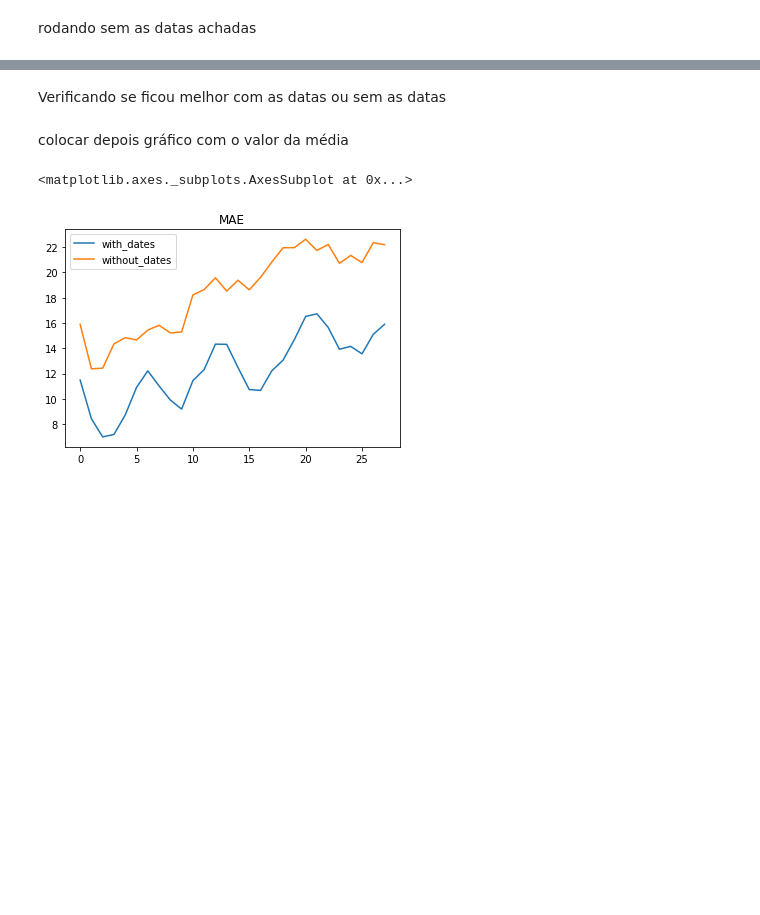
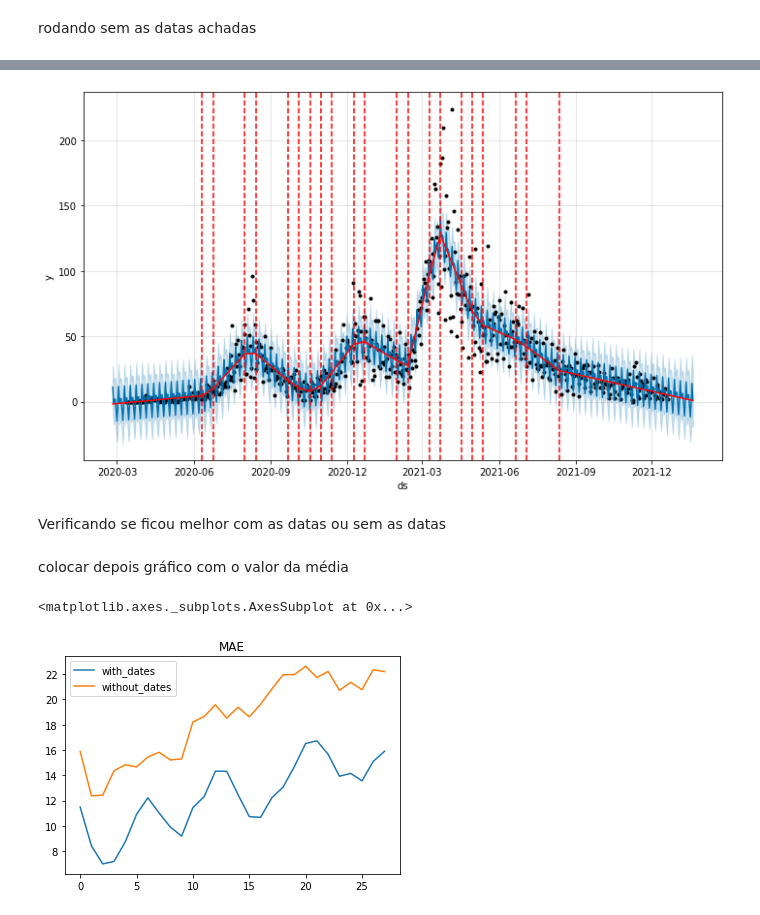
Before and after one commit to rodrigodemend/Previsao_Covid, a Jupyter notebook: Notebooks/Importação_e_Limpeza_dos_dados_de_Covid_19.ipynb, the cells around one changed output, grey strips where cells are left out. Drawn from its saved outputs; the diff is of its cells as text; code cells hidden in the pictures; blank space fills up the shorter version.

```diff
--- a/Notebooks/Importação_e_Limpeza_dos_dados_de_Covid_19.ipynb
+++ b/Notebooks/Importação_e_Limpeza_dos_dados_de_Covid_19.ipynb
@@ -549,3 +528,15 @@ INFO:fbprophet:Skipping MAPE because y close to 0
+# %%
+# Como ver os changes points
+
+from prophet.plot import add_changepoints_to_plot
+
+dataframefuturo = V3_modelo.make_future_dataframe(periods=30)
+previsao = V3_modelo.predict(dataframefuturo)
+
+fig = V3_modelo.plot(previsao)
+a = add_changepoints_to_plot(fig.gca(), V3_modelo, previsao)
+# %% [output]
+[figure, added]
 # %% [markdown]
 Verificando se ficou melhor com as datas ou sem as datas
 # %% [markdown]
```
Also changed, not shown: parts of 23 cells of this notebook.
